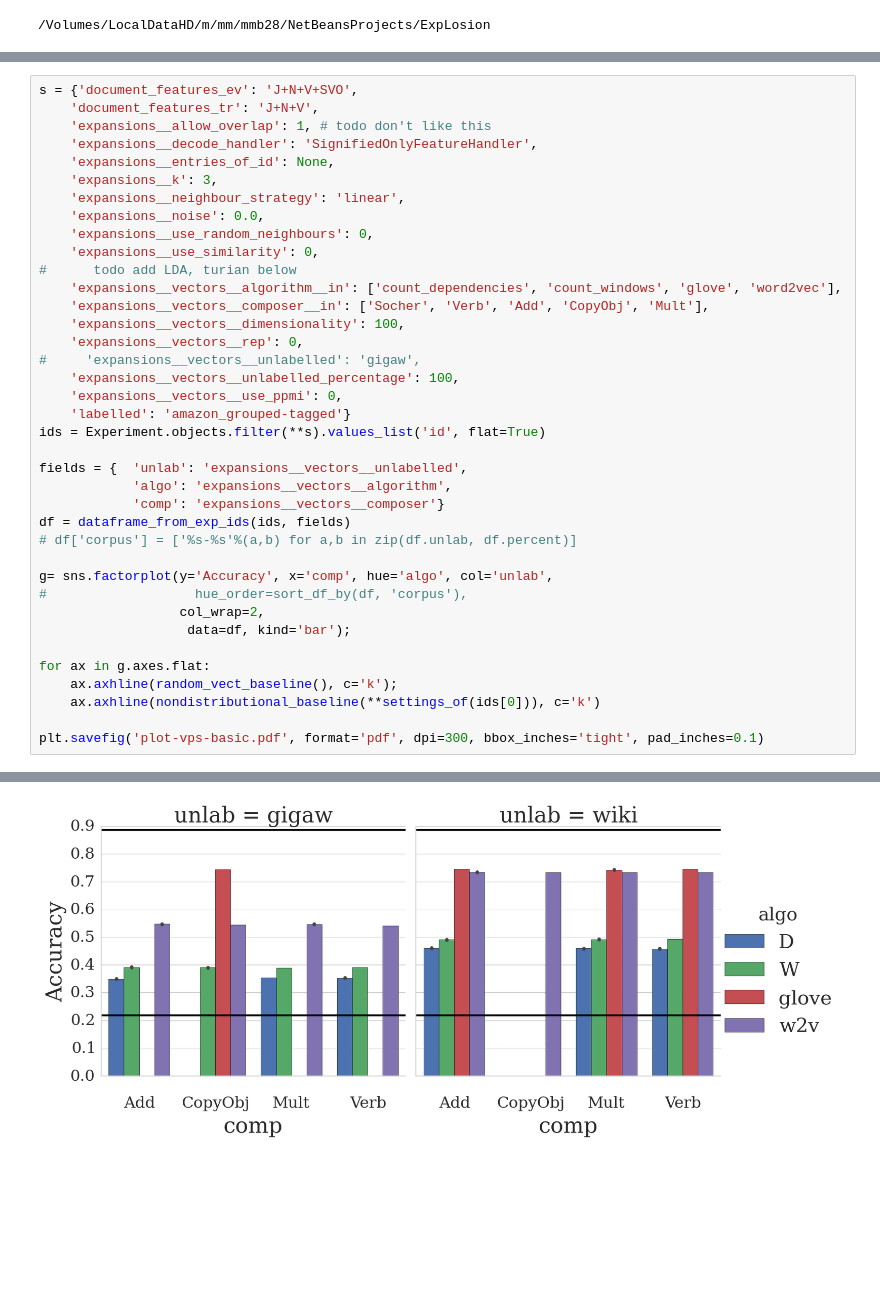
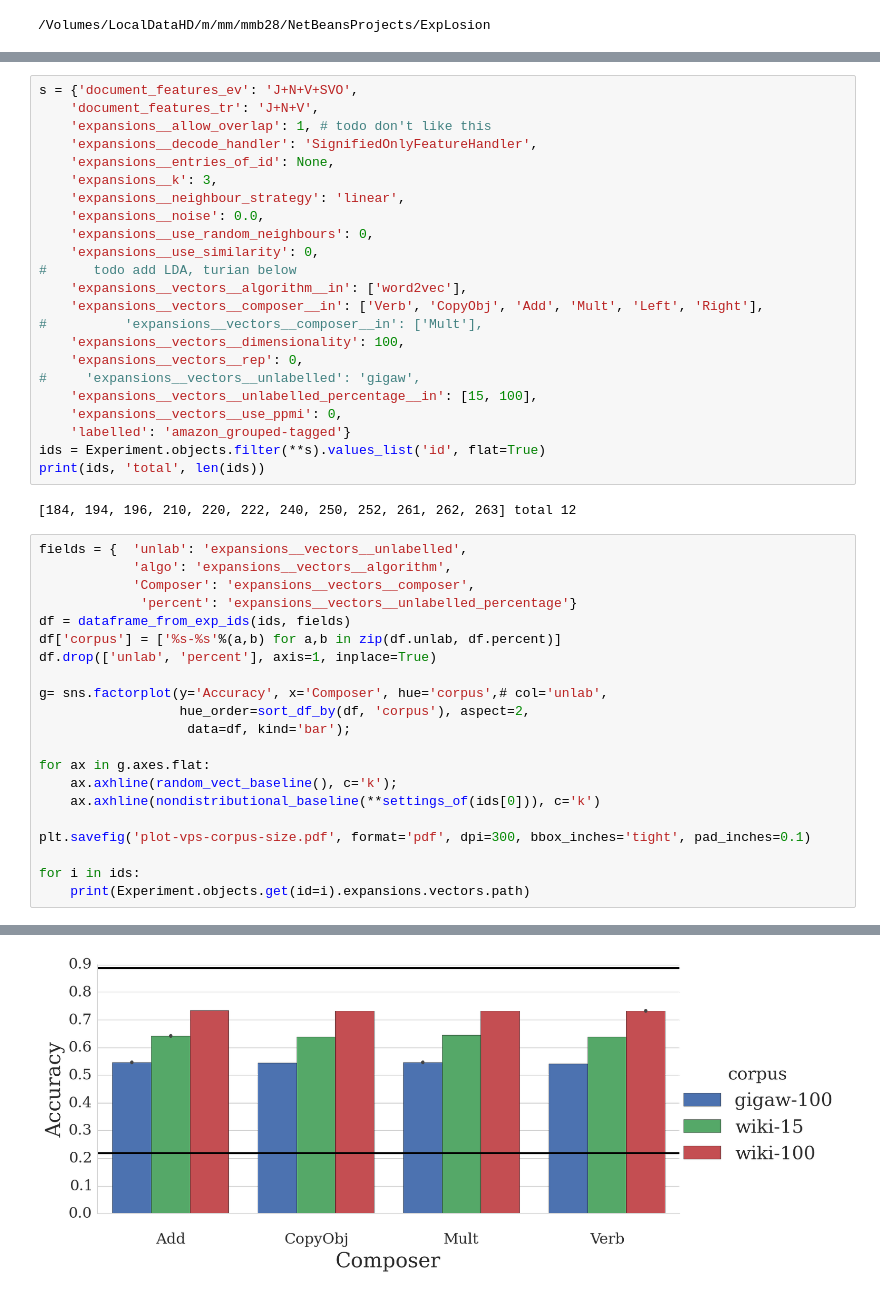
Before and after one commit to mbatchkarov/ExpLosion, a Jupyter notebook: notebooks/verb_phrases.ipynb, the cells around one changed output, grey strips where cells are left out. Cells and saved outputs as stored; diff of their text form; blank space fills up the shorter version.

```diff
--- a/notebooks/verb_phrases.ipynb
+++ b/notebooks/verb_phrases.ipynb
@@ -8,39 +10,47 @@ from gui.output_utils import *
+# %%
+s = {'document_features_ev': 'J+N+V+SVO',
+    'document_features_tr': 'J+N+V',
+    'expansions__allow_overlap': 1, # todo don't like this
+    'expansions__decode_handler': 'SignifiedOnlyFeatureHandler',
+    'expansions__entries_of_id': None,
+    'expansions__k': 3,
+    'expansions__neighbour_strategy': 'linear',
+    'expansions__noise': 0.0,
+    'expansions__use_random_neighbours': 0,
+    'expansions__use_similarity': 0,
+#      todo add LDA, turian below
+    'expansions__vectors__algorithm__in': ['word2vec'],
+    'expansions__vectors__composer__in': ['Verb', 'CopyObj', 'Add', 'Mult', 'Left', 'Right'],
+#          'expansions__vectors__composer__in': ['Mult'],
+    'expansions__vectors__dimensionality': 100,
+    'expansions__vectors__rep': 0,
+#     'expansions__vectors__unlabelled': 'gigaw',
+    'expansions__vectors__unlabelled_percentage__in': [15, 100],
+    'expansions__vectors__use_ppmi': 0,
+    'labelled': 'amazon_grouped-tagged'}
+ids = Experiment.objects.filter(**s).values_list('id', flat=True)
+print(ids, 'total', len(ids))
+# %% [output]
+[184, 194, 196, 210, 220, 222, 240, 250, 252, 261, 262, 263] total 12
 # %%
-s = {'document_features_ev': 'J+N+V+SVO',
-    'document_features_tr': 'J+N+V',
-    'expansions__allow_overlap': 1, # todo don't like this
-    'expansions__decode_handler': 'SignifiedOnlyFeatureHandler',
-    'expansions__entries_of_id': None,
-    'expansions__k': 3,
-    'expansions__neighbour_strategy': 'linear',
-    'expansions__noise': 0.0,
-    'expansions__use_random_neighbours': 0,
-    'expansions__use_similarity': 0,
-#      todo add LDA, turian below
-    'expansions__vectors__algorithm__in': ['count_dependencies', 'count_windows', 'glove', 'word2vec'],
-    'expansions__vectors__composer__in': ['Socher', 'Verb', 'Add', 'CopyObj', 'Mult'],
-    'expansions__vectors__dimensionality': 100,
-    'expansions__vectors__rep': 0,
-#     'expansions__vectors__unlabelled': 'gigaw',
-    'expansions__vectors__unlabelled_percentage': 100,
-    'expansions__vectors__use_ppmi': 0,
-    'labelled': 'amazon_grouped-tagged'}
-ids = Experiment.objects.filter(**s).values_list('id', flat=True)
-
 fields = {  'unlab': 'expansions__vectors__unlabelled',
             'algo': 'expansions__vectors__algorithm',
-            'comp': 'expansions__vectors__composer'}
+            'Composer': 'expansions__vectors__composer',
+             'percent': 'expansions__vectors__unlabelled_percentage'}
 df = dataframe_from_exp_ids(ids, fields)
-# df['corpus'] = ['%s-%s'%(a,b) for a,b in zip(df.unlab, df.percent)]
+df['corpus'] = ['%s-%s'%(a,b) for a,b in zip(df.unlab, df.percent)]
+df.drop(['unlab', 'percent'], axis=1, inplace=True)
 
-g= sns.factorplot(y='Accuracy', x='comp', hue='algo', col='unlab',
-#                   hue_order=sort_df_by(df, 'corpus'),
-                  col_wrap=2,
+g= sns.factorplot(y='Accuracy', x='Composer', hue='corpus',# col='unlab',
+                  hue_order=sort_df_by(df, 'corpus'), aspect=2,
                    data=df, kind='bar');
 
 for ax in g.axes.flat:
     ax.axhline(random_vect_baseline(), c='k');
     ax.axhline(nondistributional_baseline(**settings_of(ids[0])), c='k')
 
-plt.savefig('plot-vps-basic.pdf', format='pdf', dpi=300, bbox_inches='tight', pad_inches=0.1)
+plt.savefig('plot-vps-corpus-size.pdf', format='pdf', dpi=300, bbox_inches='tight', pad_inches=0.1)
+
+for i in ids:
+    print(Experiment.objects.get(id=i).expansions.vectors.path)
 # %% [output]
@@ -52 +75 @@ Accuracy has 12500 values
-[figure, old version]
+[figure, new version]
```
Also changed, not shown: parts of 4 cells of this notebook, 9 other files.
